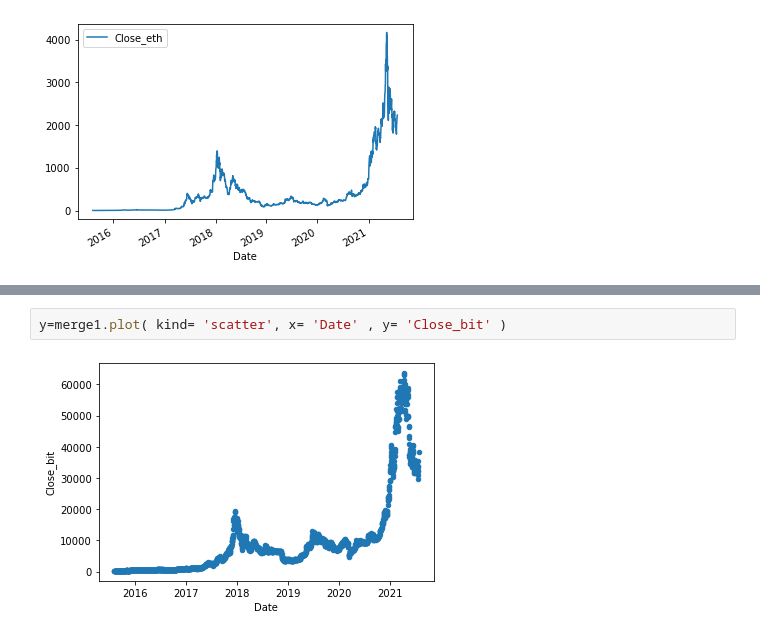
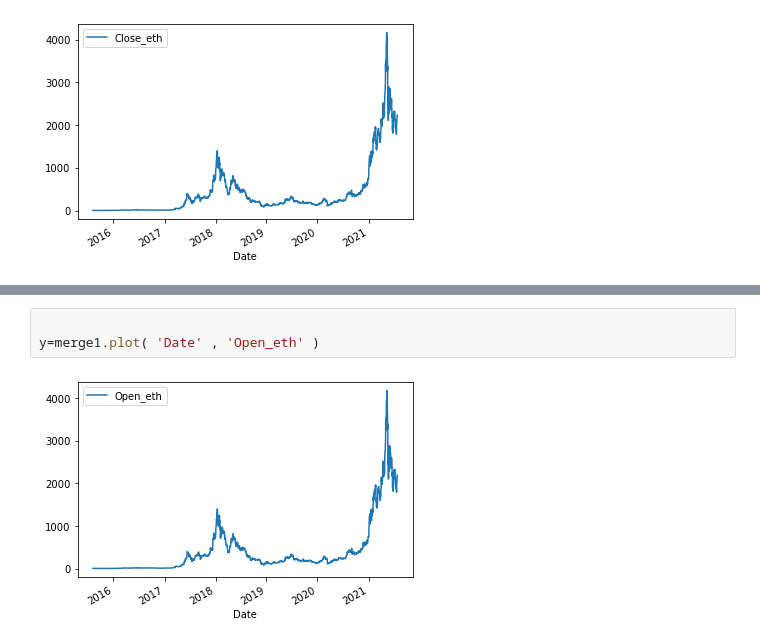
Before and after one commit to data301-2021-winter1/project-group08-project, a Jupyter notebook: notebooks/Running_functions_Utkarsh.ipynb, the cells around one changed output, grey strips where cells are left out. Saved outputs shown, nothing was run; the diff lists cells and outputs as text.

```diff
--- a/notebooks/Running_functions_Utkarsh.ipynb
+++ b/notebooks/Running_functions_Utkarsh.ipynb
@@ -66,4 +70,5 @@ y=merge1.plot( 'Date' , 'Close_eth' )
 # %%
-y=merge1.plot( kind= 'scatter', x= 'Date' , y= 'Close_bit' )
+
+y=merge1.plot( 'Date' , 'Open_eth' )
 # %% [output]
-[figure, old version]
+[figure, new version]
```
Also changed, not shown: parts of 3 cells of this notebook, 1 other file.
